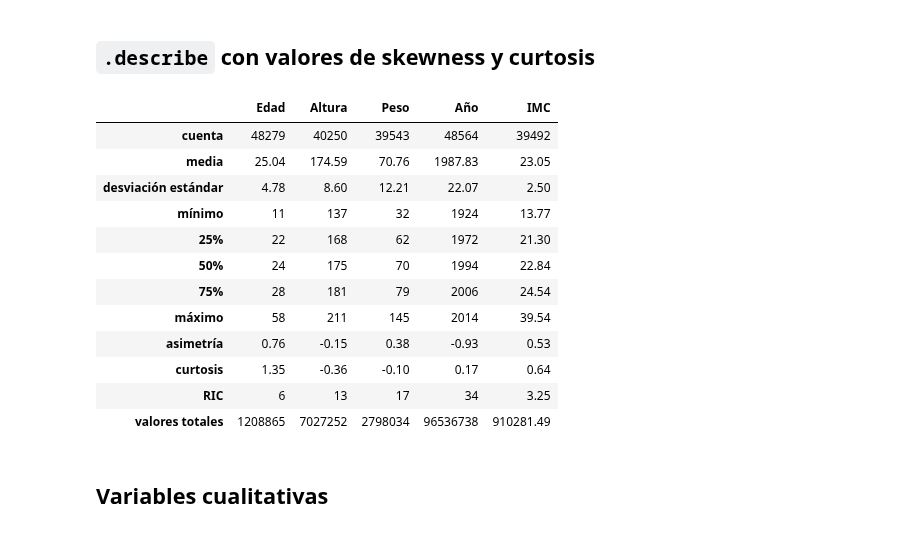
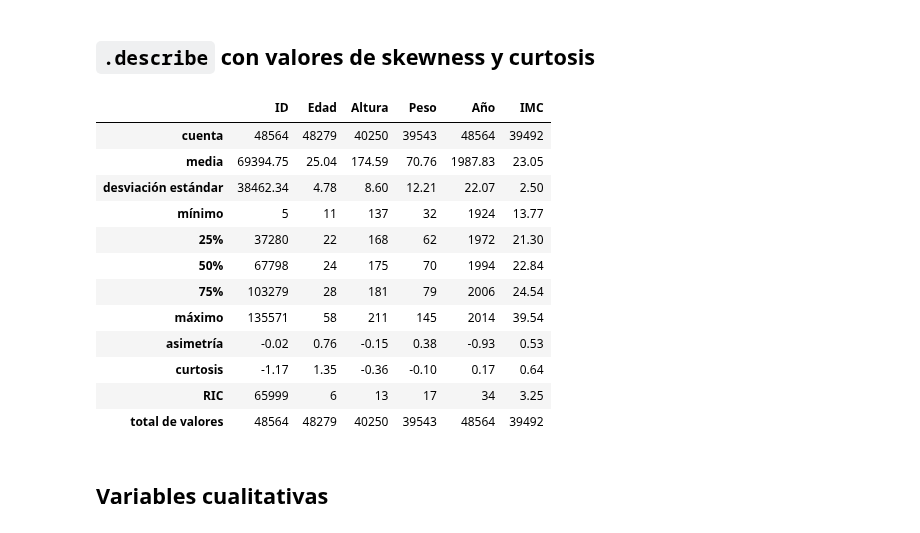
Before and after one commit to agutierrezmorag/olympic-games-datamart, a Jupyter notebook: olympics.ipynb, the cells around one changed output. Drawn from its saved outputs; the diff is of its cells as text; code cells hidden in the pictures.

Commit message:
Update Olympic quantitative data files

```diff
--- a/olympics.ipynb
+++ b/olympics.ipynb
@@ -441,55 +445,56 @@ dtype: int64
 # %%
 # divide the DataFrame into two separate DataFrames
 # one for the summer games and one for the winter games
-summer_games = ol_data[ol_data.Temporada == 'Summer']
-winter_games = ol_data[ol_data.Temporada == 'Winter']
+summer_games = ol_data[ol_data.Temporada == 'Verano']
+winter_games = ol_data[ol_data.Temporada == 'Invierno']
 # %% [markdown]
 ## `.describe` con valores de skewness y curtosis
 # %%
 from statistics_calc import descriptors
 
 # Generate descriptors
 winter_desc = descriptors(winter_games)
 summer_desc = descriptors(summer_games)
 
 # Create a dictionary mapping English descriptors to Spanish
 spanish_descriptors = {
     "count": "cuenta",
     "mean": "media",
     "std": "desviación estándar",
     "min": "mínimo",
     "25%": "25%",
     "50%": "50%",
     "75%": "75%",
     "max": "máximo",
     "skewness": "asimetría",
     "kurtosis": "curtosis",
     "IQR": "RIC",
+    "total values": "total de valores",
 }
 
 # Rename the rows of the DataFrames
 winter_desc.rename(index=spanish_descriptors, inplace=True)
 summer_desc.rename(index=spanish_descriptors, inplace=True)
 
 # Export the DataFrame to a CSV file
-winter_desc.to_csv("descriptors/olympics-winter.csv", decimal=",")
-summer_desc.to_csv("descriptors/olympics-summer.csv", decimal=",")
+winter_desc.to_csv("descriptors/olympics-quantitative-winter.csv", decimal=",")
+summer_desc.to_csv("descriptors/olympics-quantitative-summer.csv", decimal=",")
 
 winter_desc
 # %% [output]
-|  | Edad | Altura | Peso | Año | IMC |
-| cuenta | 48279 | 40250 | 39543 | 48564 | 39492 |
-| media | 25.04 | 174.59 | 70.76 | 1987.83 | 23.05 |
-| desviación estándar | 4.78 | 8.60 | 12.21 | 22.07 | 2.50 |
-| mínimo | 11 | 137 | 32 | 1924 | 13.77 |
-| 25% | 22 | 168 | 62 | 1972 | 21.30 |
-| 50% | 24 | 175 | 70 | 1994 | 22.84 |
-| 75% | 28 | 181 | 79 | 2006 | 24.54 |
-| máximo | 58 | 211 | 145 | 2014 | 39.54 |
-| asimetría | 0.76 | -0.15 | 0.38 | -0.93 | 0.53 |
-| curtosis | 1.35 | -0.36 | -0.10 | 0.17 | 0.64 |
-| RIC | 6 | 13 | 17 | 34 | 3.25 |
-| valores totales | 1208865 | 7027252 | 2798034 | 96536738 | 910281.49 |
+|  | ID | Edad | Altura | Peso | Año | IMC |
+| cuenta | 48564 | 48279 | 40250 | 39543 | 48564 | 39492 |
+| media | 69394.75 | 25.04 | 174.59 | 70.76 | 1987.83 | 23.05 |
+| desviación estándar | 38462.34 | 4.78 | 8.60 | 12.21 | 22.07 | 2.50 |
+| mínimo | 5 | 11 | 137 | 32 | 1924 | 13.77 |
+| 25% | 37280 | 22 | 168 | 62 | 1972 | 21.30 |
+| 50% | 67798 | 24 | 175 | 70 | 1994 | 22.84 |
+| 75% | 103279 | 28 | 181 | 79 | 2006 | 24.54 |
+| máximo | 135571 | 58 | 211 | 145 | 2014 | 39.54 |
+| asimetría | -0.02 | 0.76 | -0.15 | 0.38 | -0.93 | 0.53 |
+| curtosis | -1.17 | 1.35 | -0.36 | -0.10 | 0.17 | 0.64 |
+| RIC | 65999 | 6 | 13 | 17 | 34 | 3.25 |
+| total de valores | 48564 | 48279 | 40250 | 39543 | 48564 | 39492 |
 # %% [markdown]
 ## Variables cualitativas
 # %%
```
Also changed, not shown: parts of 3 cells of this notebook, 2 other files.
